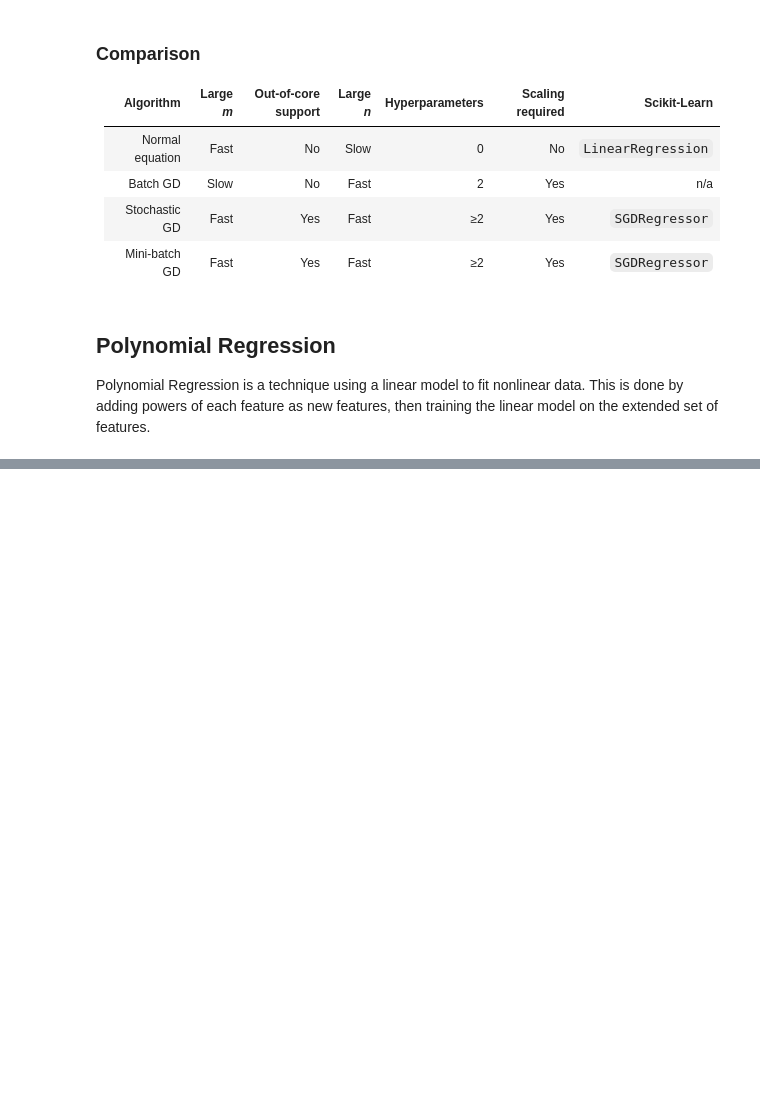
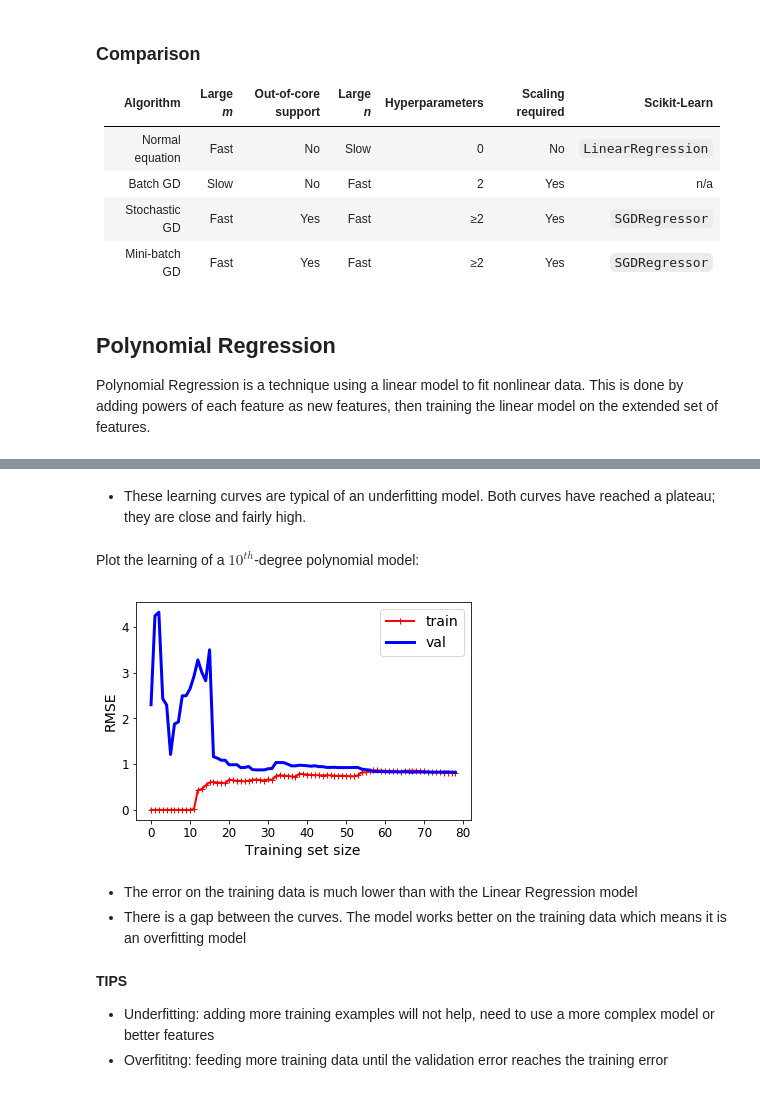
Before and after one commit to rgaquino/handson-ml-study, a Jupyter notebook: chapter_04.ipynb, the cells around one changed output, grey strips where cells are left out. Saved outputs shown, nothing was run; the diff lists cells and outputs as text; code cells hidden in the pictures; blank space fills up the shorter version.

```diff
--- a/chapter_04.ipynb
+++ b/chapter_04.ipynb
@@ -210,0 +240,22 @@ plt.show()
+# %% [markdown]
+- These learning curves are typical of an underfitting model. Both curves have reached a plateau; they are close and fairly high.
+# %% [markdown]
+Plot the learning of a $10^{th}$-degree polynomial model:
+# %%
+from sklearn.pipeline import Pipeline
+
+polynomial_regression = Pipeline([
+    ("poly_features", PolynomialFeatures(degree=10, include_bias=False)),
+    ("lin_reg", LinearRegression()),
+])
+
+plot_learning_curves(polynomial_regression, X, y)
+# %% [output]
+[figure, added]
+# %% [markdown]
+- The error on the training data is much lower than with the Linear Regression model
+- There is a gap between the curves. The model works better on the training data which means it is an overfitting model
+# %% [markdown]
+**TIPS**
+- Underfitting: adding more training examples will not help, need to use a more complex model or better features
+- Overfititng: feeding more training data until the validation error reaches the training error
```
Also changed, not shown: parts of 17 cells of this notebook.
